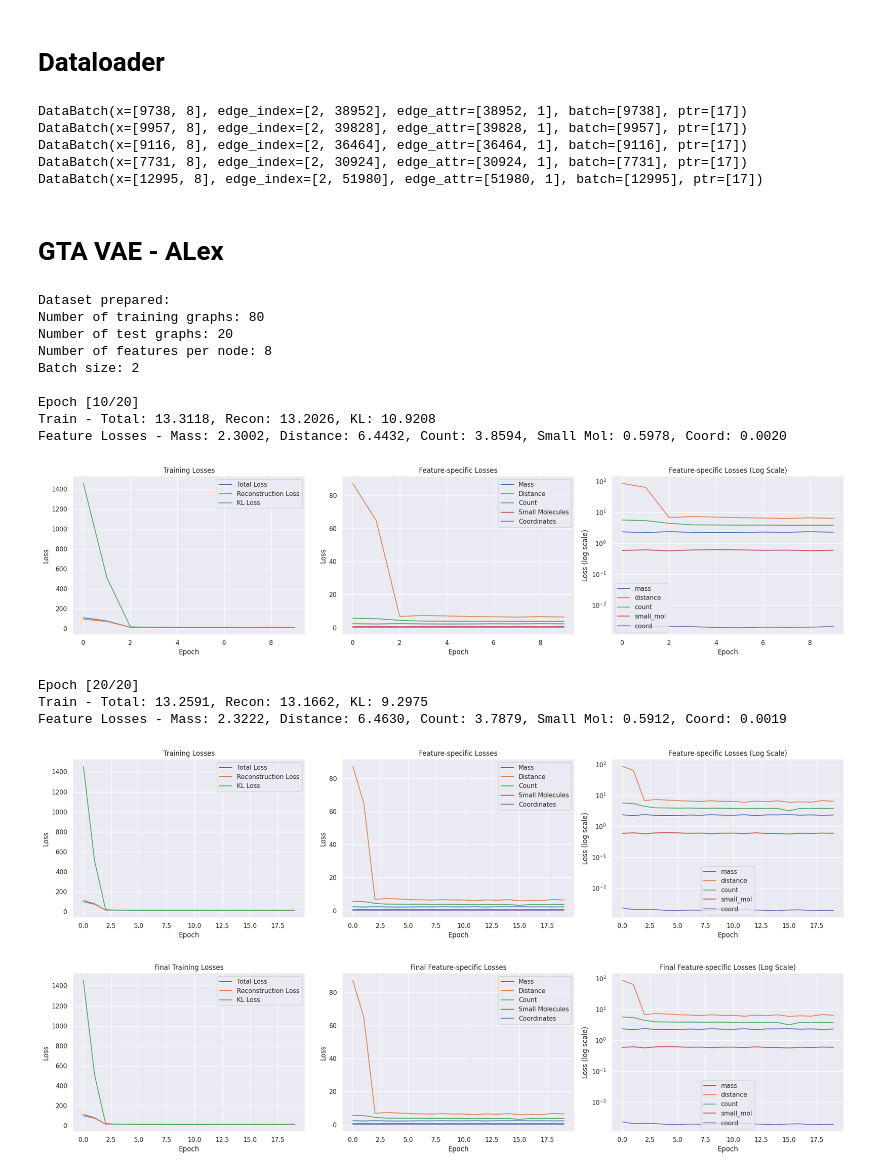
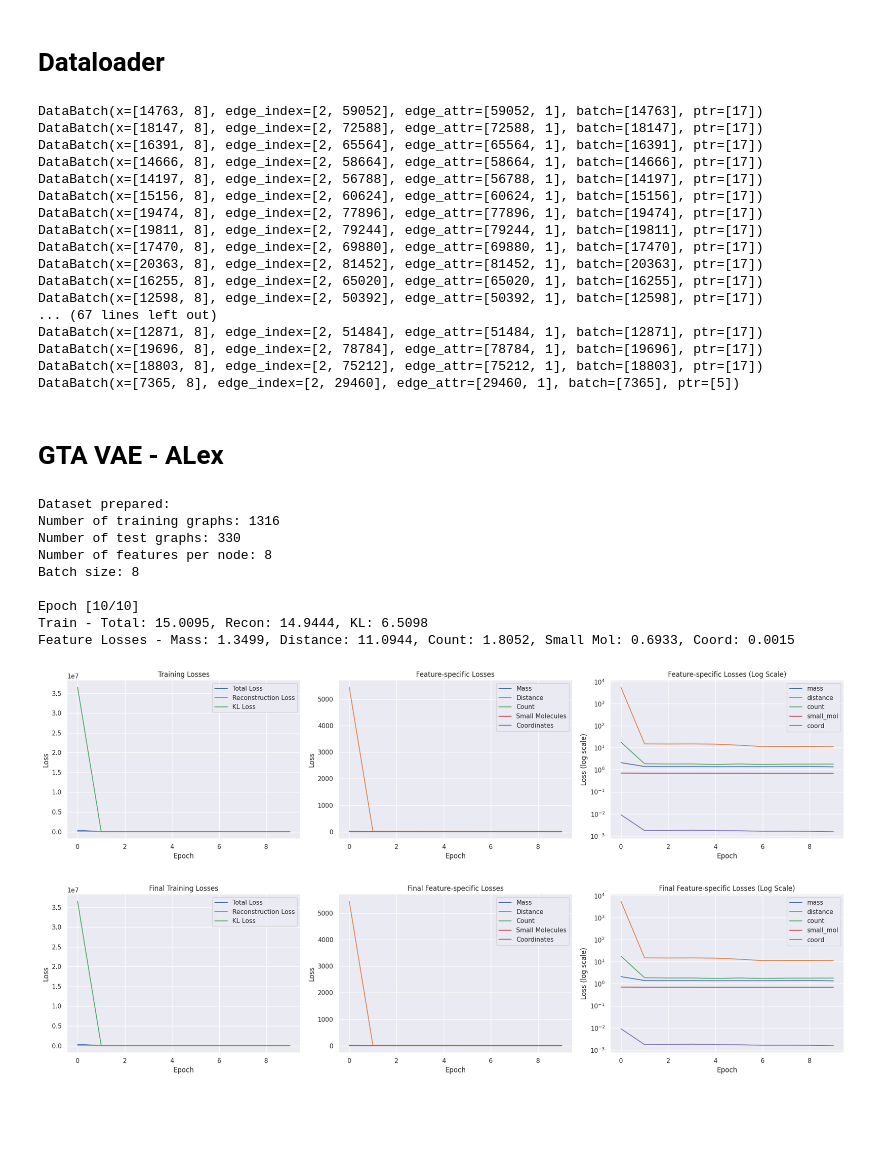
Before and after one commit to alexchilton/CAS_Project_2_protein_autoencoders, a Jupyter notebook: lara_trial/mab_notebook_9.ipynb, the cells around one changed output. Drawn from its saved outputs; the diff is of its cells as text; code cells hidden in the pictures; blank space fills up the shorter version.

```diff
--- a/lara_trial/mab_notebook_9.ipynb
+++ b/lara_trial/mab_notebook_9.ipynb
@@ -83,7 +83,7 @@ def compute_average_edges(data_loader):
 pdb_file = 'data/all_nano_structures_single_domain/1zv5.pdb'
 
 # Define the directory containing the PDB files
-pdb_directory = 'data/all_nano_structures_single_domain_clean/100sel'
+pdb_directory = 'data/all_nano_structures_single_domain_clean'
 
 # Define the file containing amino acid information
 aa_info_file = 'aa_mass_letter.csv'
@@ -349,7 +347,7 @@ plt.show()
 from torch_geometric.loader import DataLoader
 from sklearn.model_selection import train_test_split
 
-def split_and_batch_graphs(graphs, batch_size=2, train_ratio=0.8, seed=42):
+def split_and_batch_graphs(graphs, batch_size=8, train_ratio=0.8, seed=42):
     """
     Split the graphs into train and test datasets, and create DataLoaders for batching.
 
@@ -388,11 +386,23 @@ pdb_files = [pdb_file for pdb_file, _ in graphs]
 for batch in train_loader:
     print(batch)  # This should now work as expected
 # %% [output]
-DataBatch(x=[9738, 8], edge_index=[2, 38952], edge_attr=[38952, 1], batch=[9738], ptr=[17])
-DataBatch(x=[9957, 8], edge_index=[2, 39828], edge_attr=[39828, 1], batch=[9957], ptr=[17])
-DataBatch(x=[9116, 8], edge_index=[2, 36464], edge_attr=[36464, 1], batch=[9116], ptr=[17])
-DataBatch(x=[7731, 8], edge_index=[2, 30924], edge_attr=[30924, 1], batch=[7731], ptr=[17])
-DataBatch(x=[12995, 8], edge_index=[2, 51980], edge_attr=[51980, 1], batch=[12995], ptr=[17])
+DataBatch(x=[14763, 8], edge_index=[2, 59052], edge_attr=[59052, 1], batch=[14763], ptr=[17])
+DataBatch(x=[18147, 8], edge_index=[2, 72588], edge_attr=[72588, 1], batch=[18147], ptr=[17])
+DataBatch(x=[16391, 8], edge_index=[2, 65564], edge_attr=[65564, 1], batch=[16391], ptr=[17])
+DataBatch(x=[14666, 8], edge_index=[2, 58664], edge_attr=[58664, 1], batch=[14666], ptr=[17])
+DataBatch(x=[14197, 8], edge_index=[2, 56788], edge_attr=[56788, 1], batch=[14197], ptr=[17])
+DataBatch(x=[15156, 8], edge_index=[2, 60624], edge_attr=[60624, 1], batch=[15156], ptr=[17])
+DataBatch(x=[19474, 8], edge_index=[2, 77896], edge_attr=[77896, 1], batch=[19474], ptr=[17])
+DataBatch(x=[19811, 8], edge_index=[2, 79244], edge_attr=[79244, 1], batch=[19811], ptr=[17])
+DataBatch(x=[17470, 8], edge_index=[2, 69880], edge_attr=[69880, 1], batch=[17470], ptr=[17])
+DataBatch(x=[20363, 8], edge_index=[2, 81452], edge_attr=[81452, 1], batch=[20363], ptr=[17])
+DataBatch(x=[16255, 8], edge_index=[2, 65020], edge_attr=[65020, 1], batch=[16255], ptr=[17])
+DataBatch(x=[12598, 8], edge_index=[2, 50392], edge_attr=[50392, 1], batch=[12598], ptr=[17])
+... (67 lines left out)
+DataBatch(x=[12871, 8], edge_index=[2, 51484], edge_attr=[51484, 1], batch=[12871], ptr=[17])
+DataBatch(x=[19696, 8], edge_index=[2, 78784], edge_attr=[78784, 1], batch=[19696], ptr=[17])
+DataBatch(x=[18803, 8], edge_index=[2, 75212], edge_attr=[75212, 1], batch=[18803], ptr=[17])
+DataBatch(x=[7365, 8], edge_index=[2, 29460], edge_attr=[29460, 1], batch=[7365], ptr=[5])
 # %% [markdown]
 # GTA VAE - ALex
 # %%
@@ -817,43 +827,41 @@ def train_model(model, train_loader, test_loader, device, num_epochs=100, beta=0
     plt.show()
 
     return model, history
+# %%
+device = torch.device('cuda' if torch.cuda.is_available() else 'cpu')
 # %%
 # First, prepare your data with specific batch size
 train_loader, test_loader, in_channels = prepare_graphs_for_vae(
     graphs,
-    batch_size=2,  # Specify your batch size here
+    batch_size=8,  # Specify your batch size here
     train_ratio=0.8,
     shuffle=True
 )
 
 model = ProteinGraphVAE(
     in_channels=in_channels,
     hidden_channels=64,
     latent_channels=32
 ).to(device)
 
 # Train with adjusted parameters
 model, history = train_model(
     model=model,
     train_loader=train_loader,
     test_loader=test_loader,
     device=device,
-    num_epochs=20,
+    num_epochs=10,
     beta=0.01  # Reduced KL weight to focus more on reconstruction initially
 )
 # %% [output]
 Dataset prepared:
-Number of training graphs: 80
-Number of test graphs: 20
+Number of training graphs: 1316
+Number of test graphs: 330
 Number of features per node: 8
-Batch size: 2
+Batch size: 8
 
-Epoch [10/20]
-Train - Total: 13.3118, Recon: 13.2026, KL: 10.9208
-Feature Losses - Mass: 2.3002, Distance: 6.4432, Count: 3.8594, Small Mol: 0.5978, Coord: 0.0020
+Epoch [10/10]
+Train - Total: 15.0095, Recon: 14.9444, KL: 6.5098
+Feature Losses - Mass: 1.3499, Distance: 11.0944, Count: 1.8052, Small Mol: 0.6933, Coord: 0.0015
-[figure, old version]
+[figure, new version]
-Epoch [20/20]
-Train - Total: 13.2591, Recon: 13.1662, KL: 9.2975
-Feature Losses - Mass: 2.3222, Distance: 6.4630, Count: 3.7879, Small Mol: 0.5912, Coord: 0.0019
-[figure, old version]
+[figure, new version]
-[figure, removed]
```
Also changed, not shown: parts of 4 cells of this notebook.
